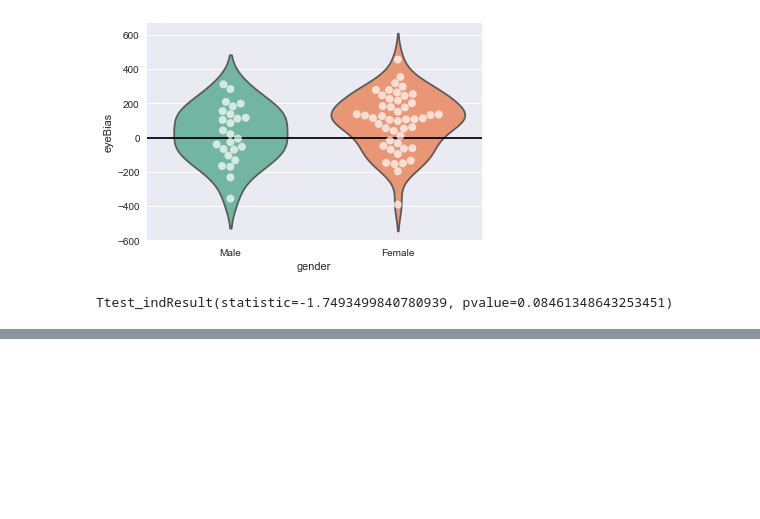
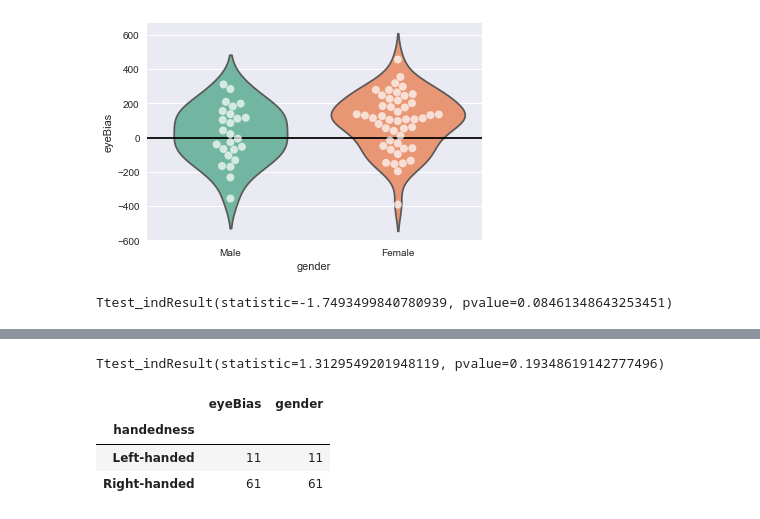
Before and after one commit to jeffmacinnes/cursorTracking, a Jupyter notebook: analysis/eyeBias/eyeBias_analysis.ipynb, the cells around one changed output, grey strips where cells are left out. Cells and saved outputs as stored; diff of their text form; code cells hidden in the pictures; blank space fills up the shorter version.

```diff
--- a/analysis/eyeBias/eyeBias_analysis.ipynb
+++ b/analysis/eyeBias/eyeBias_analysis.ipynb
@@ -194,0 +235,16 @@ Ttest_indResult(statistic=-1.7493499840780939, pvalue=0.08461348643253451)
+# %%
+# stats
+R = allSubjs.eyeBias[allSubjs.handedness=='Right-handed']
+L = allSubjs.eyeBias[allSubjs.handedness=='Left-handed']
+
+stats.ttest_ind(R, L, equal_var=True)
+# %% [output]
+Ttest_indResult(statistic=1.3129549201948119, pvalue=0.19348619142777496)
+# %%
+# count by condition
+allSubjs.groupby('handedness').count()
+# %% [output]
+|  | eyeBias | gender |
+| handedness |  |  |
+| Left-handed | 11 | 11 |
+| Right-handed | 61 | 61 |
```
Also changed, not shown: parts of 10 cells of this notebook.
